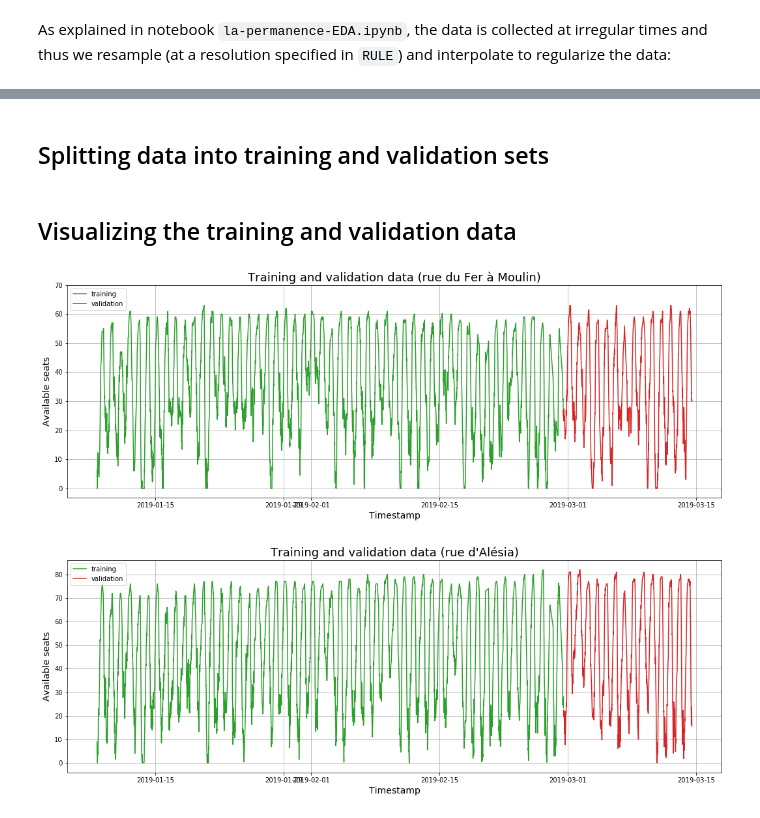
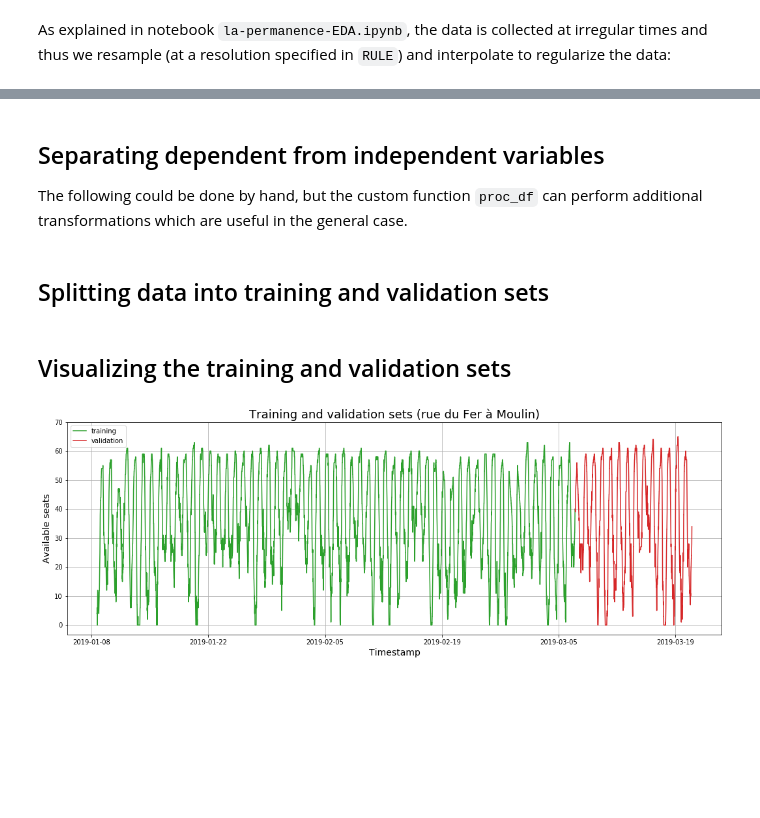
Before and after one commit to antoinechoffrut/la_permanence, a Jupyter notebook: la-permanence-random-forests.ipynb, the cells around one changed output, grey strips where cells are left out. Cells and saved outputs as stored; diff of their text form; code cells hidden in the pictures; blank space fills up the shorter version.

```diff
--- a/la-permanence-random-forests.ipynb
+++ b/la-permanence-random-forests.ipynb
@@ -175,5 +137,7 @@ Wall time: 31 µs
 # %% [markdown]
 As explained in notebook `la-permanence-EDA.ipynb`, the data is collected at irregular times and thus we resample (at a resolution specified in `RULE`) and interpolate to regularize the data:
 # %%
-availability = availability.resample(RULE).mean().interpolate()
+availability.set_index("timestamp", inplace=True)
+availability = availability.resample(RULE).mean().interpolate().round().astype(np.uint8)
+availability.reset_index('timestamp', inplace=True)
 # %% [markdown]
@@ -215,6 +174,3 @@ Following [fastai](http://course18.fast.ai/lessonsml1/lesson2.html), the next ce
 # %%
-availability.reset_index('timestamp', inplace=True)
 timestamps = availability.loc[:, ['timestamp']]
 add_datepart(availability, 'timestamp', time=True)
-
-availability.drop('timestampSecond', axis=1, inplace=True)
@@ -233,42 +177,37 @@ y_alesia = availability['Alésia'].copy()
+# %% [markdown]
+## Separating dependent from independent variables
+The following could be done by hand, but the custom function `proc_df` can perform additional transformations which are useful in the general case.
+# %%
+df, y, nas = proc_df(availability, 'Moulin')
 # %% [markdown]
 ## Splitting data into training and validation sets
 # %%
-n_valid = 2*7*24*(60 // RESOL)  # validation period is two weeks
+n_valid = TWO_WEEKS
 n_trn = availability.shape[0] - n_valid
 
 X_train, X_valid = split_vals(df, n_trn)
-
-y_train_moulin, y_valid_moulin = split_vals(y_moulin, n_trn)
-y_train_alesia, y_valid_alesia = split_vals(y_alesia, n_trn)
-
+y_train, y_valid = split_vals(y, n_trn)
 
 # For plotting purposes:
 timestamps_train = timestamps.iloc[0:n_trn].copy()
 timestamps_valid = timestamps.iloc[n_trn:].copy()
 # %% [markdown]
-## Visualizing the training and validation data
+## Visualizing the training and validation sets
 # %%
 fig, ax = plt.subplots(figsize=(18, 6));
-plt.plot(timestamps_train['timestamp'], y_train_moulin, COL_TRAIN);
-plt.plot(timestamps_valid['timestamp'], y_valid_moulin, COL_VALID);
-ax.set_title("Training and validation data (rue du Fer à Moulin)", fontsize=18)
+
+plt.plot(timestamps_train['timestamp'], y_train, COL_TRAIN);
+plt.plot(timestamps_valid['timestamp'], y_valid, COL_VALID);
+
+ax.set_title("Training and validation sets (rue du Fer à Moulin)", fontsize=18)
+
 ax.set_ylabel("Available seats", fontsize=14);
 ax.set_yticks(range(0, 80, 10));
+
 ax.set_xlabel("Timestamp", fontsize=14);
+
 ax.legend(['training', 'validation'])
 ax.grid();
 # plt.savefig("moulin-training-validation-split.png")
-
-fig, ax = plt.subplots(figsize=(18, 6));
-plt.plot(timestamps_train['timestamp'], y_train_alesia, COL_TRAIN);
-plt.plot(timestamps_valid['timestamp'], y_valid_alesia, COL_VALID);
-ax.set_title("Training and validation data (rue d'Alésia)", fontsize=18)
-ax.set_ylabel("Available seats", fontsize=14);
-ax.set_yticks(range(0, 90, 10));
-ax.set_xlabel("Timestamp", fontsize=14);
-ax.legend(['training', 'validation'])
-ax.grid();
-# plt.savefig("alesia-training-validation-split.png")
 # %% [output]
-[figure, old version]
+[figure, new version]
-[figure, removed]
```
Also changed, not shown: parts of 103 cells of this notebook.
